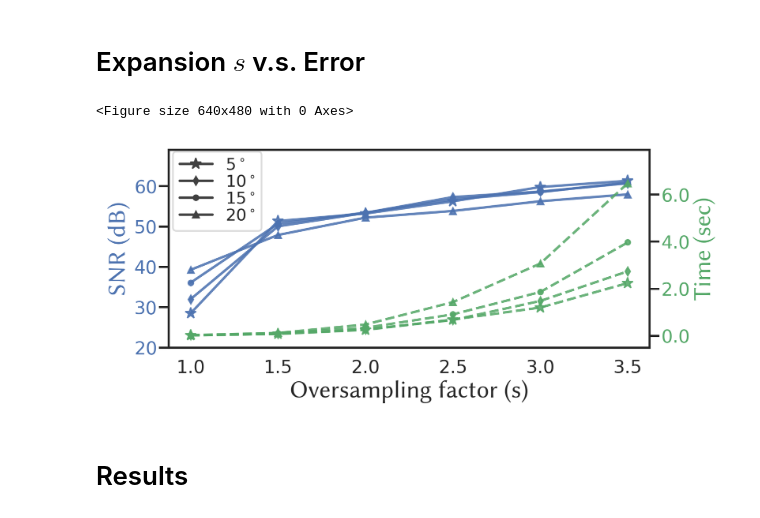
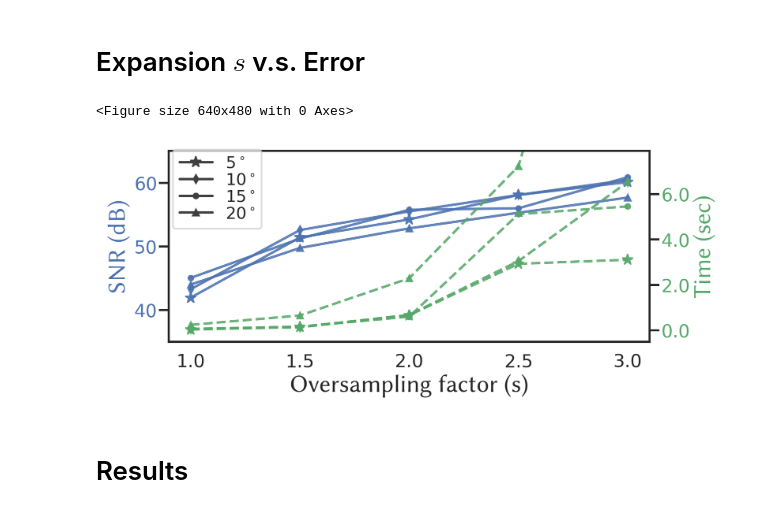
Before and after one commit to whywww/ASASM, a Jupyter notebook: figures.ipynb, the cells around one changed output. Drawn from its saved outputs; the diff is of its cells as text; code cells hidden in the pictures.

```diff
--- a/figures.ipynb
+++ b/figures.ipynb
@@ -262,45 +264,49 @@ fig.tight_layout()
 # %% [markdown]
 # Expansion $s$ v.s. Error
 # %%
-slist = [1, 1.5, 2.0, 2.5, 3., 3.5]
+slist = [1, 1.5, 2.0, 2.5, 3.]
 
 theta1 = 5
-time1 = [0.02, 0.08, 0.25, 0.69, 1.20, 2.24]
+# time1 = [0.02, 0.08, 0.25, 0.69, 1.20, 2.24]
+time1 = [0.03, 0.15, 0.66, 2.93, 3.11]
 
 theta2 = 10
-time2 = [0.02, 0.08, 0.27, 0.67, 1.48, 2.74]
+# time2 = [0.02, 0.08, 0.27, 0.67, 1.48, 2.74]
+time2 = [0.06, 0.13, 0.68, 3.05, 6.54]
 
 theta3 = 15
-time3 = [0.02, 0.11, 0.34, 0.91, 1.86, 3.97]
+# time3 = [0.02, 0.11, 0.34, 0.91, 1.86, 3.97]
+time3 = [0.06, 0.16, 0.60, 5.12, 5.46]
 
 theta4 = 20
-time4 = [0.03, 0.12, 0.48, 1.43, 3.07, 6.48]
+# time4 = [0.03, 0.12, 0.48, 1.43, 3.07, 6.48]
+time4 = [0.24, 0.65, 2.29, 7.23, 23.63]
 # %%
 err_ASASM1 = []
 im_GT = np.load(glob.glob(f'RS/RS*-{theta1}-*.npy')[0])
 for s in slist:
-    im_ASASM = np.load(glob.glob(f'results-s/ASASM*-{theta1}-{s:.2f}.npy')[0])
+    im_ASASM = np.load(glob.glob(f'results-s2/ASASM*-{theta1}-{s:.2f}.npy')[0])
     err_ASASM1.append(snr(im_ASASM, im_GT))
 err_ASASM1 = np.array(err_ASASM1)
 
 err_ASASM2 = []
 im_GT = np.load(glob.glob(f'RS/RS*-{theta2}-*.npy')[0])
 for s in slist:
-    im_ASASM = np.load(glob.glob(f'results-s/ASASM*-{theta2}-{s:.2f}.npy')[0])
+    im_ASASM = np.load(glob.glob(f'results-s2/ASASM*-{theta2}-{s:.2f}.npy')[0])
     err_ASASM2.append(snr(im_ASASM, im_GT))
 err_ASASM2 = np.array(err_ASASM2)
 
 err_ASASM3 = []
 im_GT = np.load(glob.glob(f'RS/RS*-{theta3}-*.npy')[0])
 for s in slist:
-    im_ASASM = np.load(glob.glob(f'results-s/ASASM*-{theta3}-{s:.2f}.npy')[0])
+    im_ASASM = np.load(glob.glob(f'results-s2/ASASM*-{theta3}-{s:.2f}.npy')[0])
     err_ASASM3.append(snr(im_ASASM, im_GT))
 err_ASASM3 = np.array(err_ASASM3)
 
 err_ASASM4 = []
 im_GT = np.load(glob.glob(f'RS/RS*-{theta4}-*.npy')[0])
 for s in slist:
-    im_ASASM = np.load(glob.glob(f'results-s/ASASM*-{theta4}-{s:.2f}.npy')[0])
+    im_ASASM = np.load(glob.glob(f'results-s2/ASASM*-{theta4}-{s:.2f}.npy')[0])
     err_ASASM4.append(snr(im_ASASM, im_GT))
 err_ASASM4 = np.array(err_ASASM4)
 # %%
@@ -318,39 +324,40 @@ ax1.plot(slist, err_ASASM4, color=color1, alpha=0.87, marker='^', ms=3.5)
 plt.xlabel(fr'Oversampling factor (s)', fontproperties=font, labelpad=2)
 ax1.set_ylabel(fr'SNR (dB)', fontproperties=font, color=color1, labelpad=2)
 ax1.tick_params(axis='y', labelcolor=color1)
-ax1.set_ylim(20, 69)
+# ax1.set_ylim(20, 69)
+ax1.set_ylim(35, 65)
 ax1.tick_params(axis='both', which='major', pad=1)
 
 
 # Time
 color2 = 'g'
 ax2 = ax1.twinx()
 ax2.plot(slist, time1, color=color2, linestyle='dashed', alpha=0.87, marker='*', ms=7, markeredgewidth=0.8)
 ax2.plot(slist, time2, color=color2, linestyle='dashed', alpha=0.87, marker='d', ms=3.5) #marker='x', markeredgewidth=1.2, ms=4
 ax2.plot(slist, time3, color=color2, linestyle='dashed', alpha=0.87, marker='.')
 ax2.plot(slist, time4, color=color2, linestyle='dashed', alpha=0.87, marker='^', ms=3.5)
 
 ax2.tick_params(axis='y', labelcolor=color2)
 ax2.set_ylabel(fr'Time (sec)', fontproperties=font, color=color2, labelpad=2)
 ax2.set_ylim(-0.5, 7.9)
 ax2.tick_params(axis='both', which='major', pad=1)
 ax2.yaxis.set_major_formatter(ticker.FormatStrFormatter('%.1f'))
 
 
 from matplotlib.lines import Line2D
 custom_lines = [Line2D([0], [0], color='0.25', lw=1.5, marker='*', ms=7, markeredgewidth=0.8),
                 Line2D([0], [0], color='0.25', lw=1.5, marker='d', ms=3.5),
                 Line2D([0], [0], color='0.25', lw=1.5, marker='.'),
                 Line2D([0], [0], color='0.25', lw=1.5, marker='^', ms=3.5)]
 legend_font.set_size(10) # 12, 10
 plt.legend(custom_lines, ['$5^\circ$', '$10^\circ$', '$15^\circ$', '$20^\circ$'],
             prop=legend_font, loc='lower right', bbox_to_anchor=(0.21, 0.55), fancybox=True, framealpha=0.7, labelspacing = 0.1)
 
 plt.margins(x=0, y=0)
 fig.tight_layout()
 # %% [output]
 <Figure size 640x480 with 0 Axes>
-[figure, old version]
+[figure, new version]
 # %% [markdown]
 # Results
 # %%
```
Also changed, not shown: parts of 3 cells of this notebook, 5 other files.
